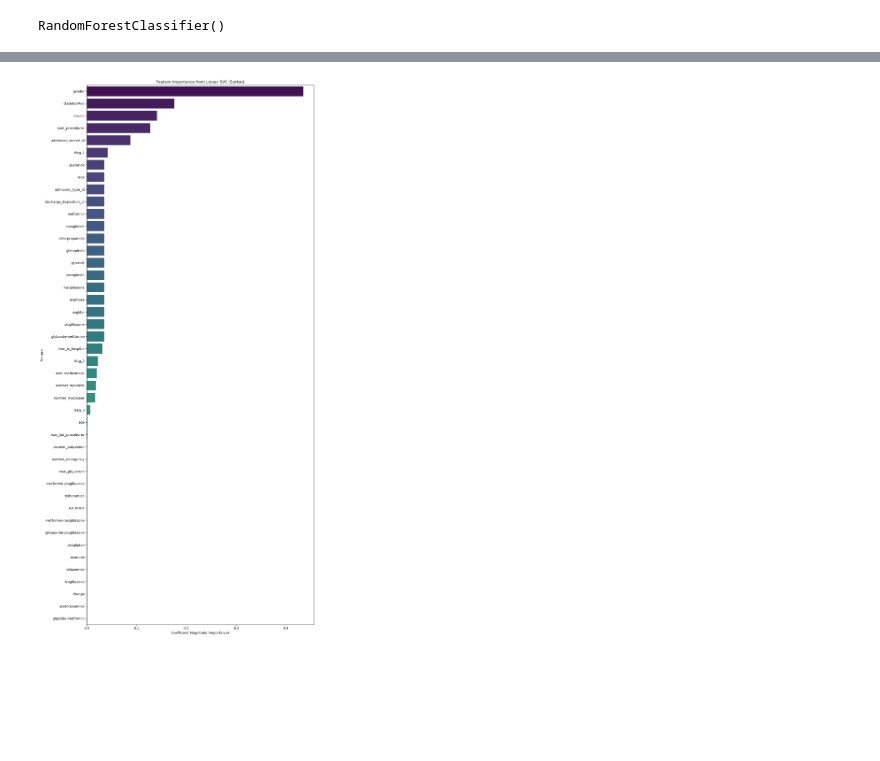
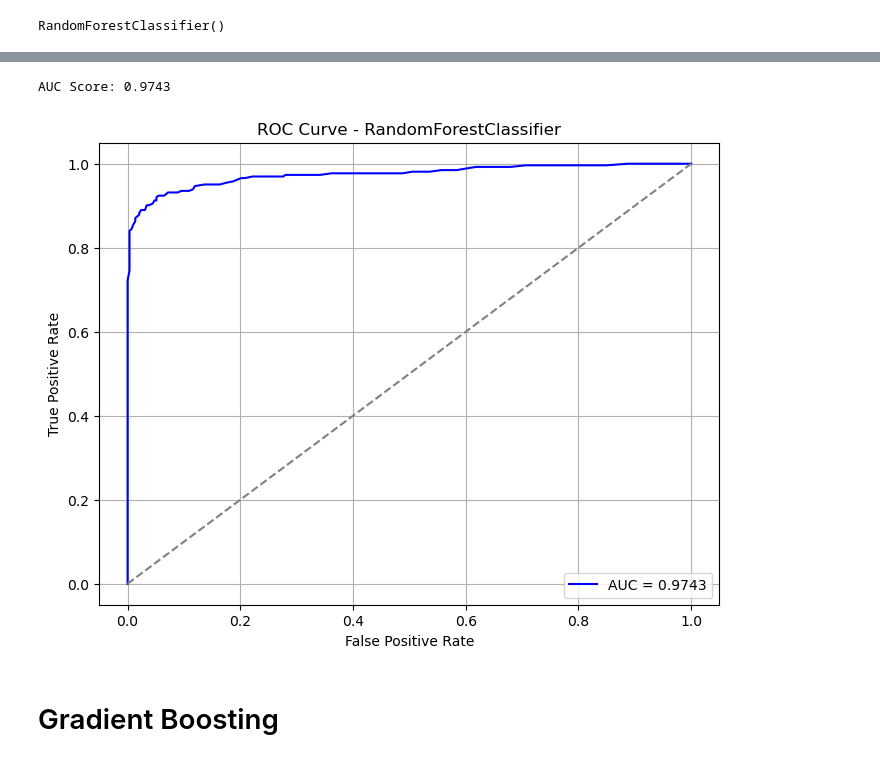
Before and after one commit to deedeese/Hospital-Readmission-of-Diabetic-Patients, a Jupyter notebook: Model Training and Fitting.ipynb, the cells around one changed output, grey strips where cells are left out. Cells and saved outputs as stored; diff of their text form; code cells hidden in the pictures; blank space fills up the shorter version.

```diff
--- a/Model Training and Fitting.ipynb
+++ b/Model Training and Fitting.ipynb
@@ -597,23 +350,46 @@ High risk of readmission within 30 days!
-# %%
-# Train model
-model = LinearSVC(max_iter=10000)
-model.fit(X_train, y_train)
-
-# Get feature importances (absolute coefficients)
-importance = np.abs(model.coef_[0])
-
-# Sort features by importance
-sorted_indices = np.argsort(importance)[::-1]  # Descending order
-sorted_importance = importance[sorted_indices]
-sorted_features = [feature_names[i] for i in sorted_indices]
-
-# Plot
-plt.figure(figsize=(12, 24))
-sns.barplot(x=sorted_importance, y=sorted_features, palette="viridis")
-plt.title("Feature Importance from Linear SVC (Sorted)")
-plt.xlabel("Coefficient Magnitude (Importance)")
-plt.ylabel("Feature")
-plt.tight_layout()
-plt.show()
-# %% [output]
-[figure, removed]
+# %%
+y_proba=RF.predict_proba(X_test)[:, 1]
+# %%
+from sklearn.metrics import roc_curve, roc_auc_score
+auc = roc_auc_score(y_test, y_proba)
+print(f"AUC Score: {auc:.4f}")
+# %% [output]
+AUC Score: 0.9743
+# %%
+Analysis = {}
+name='RandomForestClassifier'
+auc,accuracy,recall,precision, specificity = calc_scores(y_test,y_proba, thresh)
+preval=calc_prev(y_test)
+fpr, tpr, thresholds = roc_curve(y_test, y_proba)
+Analysis[name] = {
+    'auc_score':auc,
+    'Accuracy': accuracy,
+    'Recall':recall_score,
+    'Precision':precision,
+    'Specificity':specificity,
+    'Prevalence':preval,
+    'fpr':fpr,
+    'tpr':tpr
+    }
+# %%
+
+import matplotlib.pyplot as plt
+
+
+fpr, tpr, thresholds = roc_curve(y_test, y_proba)
+auc_score = roc_auc_score(y_test, y_proba)
+
+# Plotting
+plt.figure(figsize=(8, 6))
+plt.plot(fpr, tpr, color='blue', label=f'AUC = {auc_score:.4f}')
+plt.plot([0, 1], [0, 1], color='gray', linestyle='--')  # diagonal line
+plt.xlabel('False Positive Rate')
+plt.ylabel('True Positive Rate')
+plt.title("ROC Curve - " + name)
+plt.legend(loc='lower right')
+plt.grid(True)
+plt.show()
+# %% [output]
+[figure, added]
+# %% [markdown]
+# Gradient Boosting
```
Also changed, not shown: parts of 61 cells of this notebook, 2 other files.
